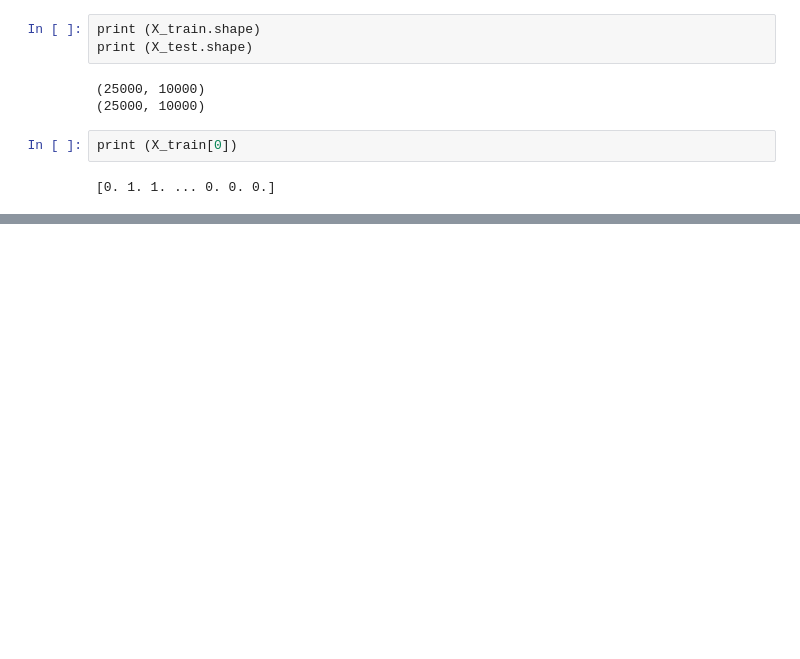
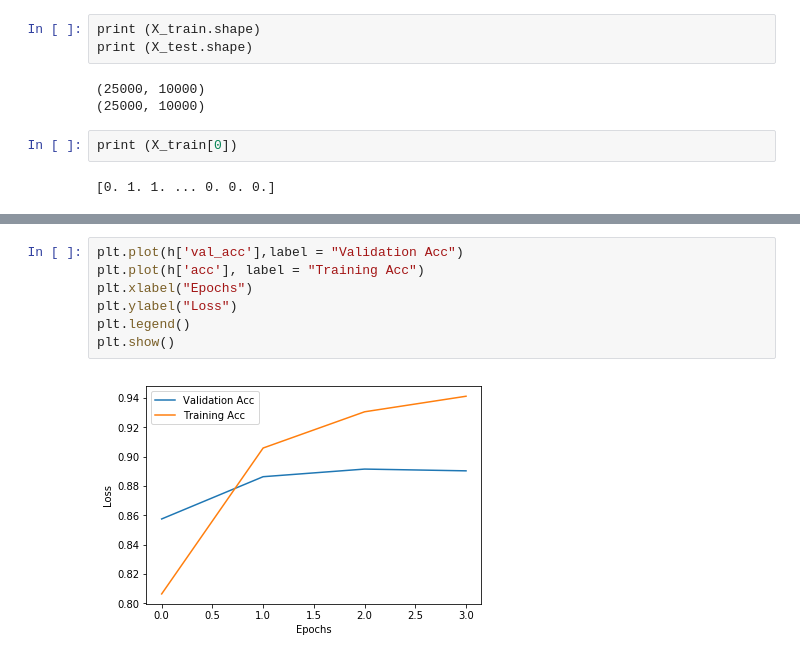
Before and after one commit to ykumargupta/Movie-Review, a Jupyter notebook: movie_review_sentiment.ipynb, the cells around one changed output, grey strips where cells are left out. Saved outputs shown, nothing was run; the diff lists cells and outputs as text; blank space fills up the shorter version.

```diff
--- a/movie_review_sentiment.ipynb
+++ b/movie_review_sentiment.ipynb
@@ -61,0 +122,9 @@ print (X_train[0])
+# %%
+plt.plot(h['val_acc'],label = "Validation Acc")
+plt.plot(h['acc'], label = "Training Acc")
+plt.xlabel("Epochs")
+plt.ylabel("Loss")
+plt.legend()
+plt.show()
+# %% [output]
+[figure, added]
```
Also changed, not shown: parts of 18 cells of this notebook.
